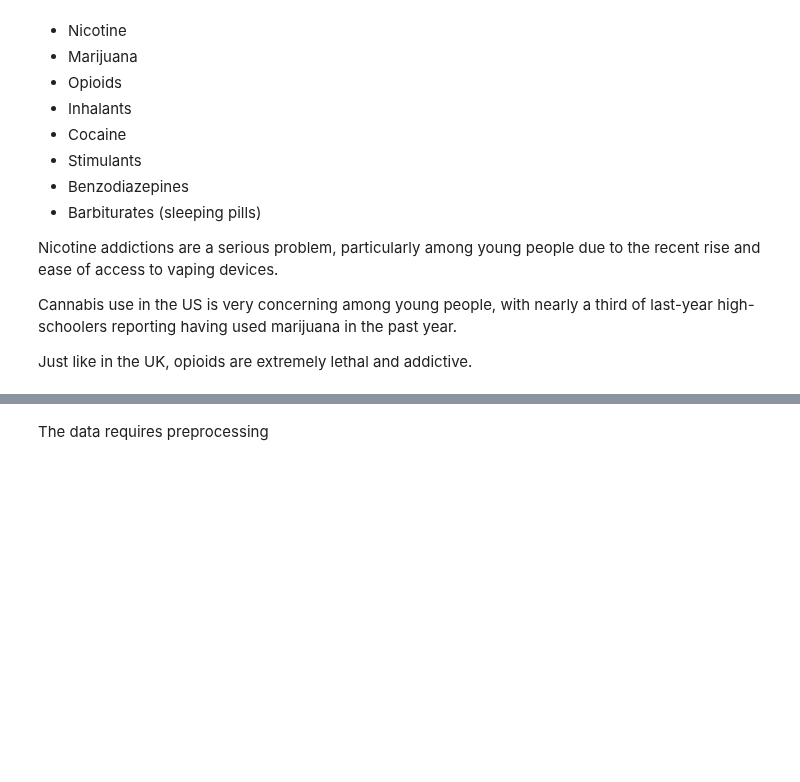
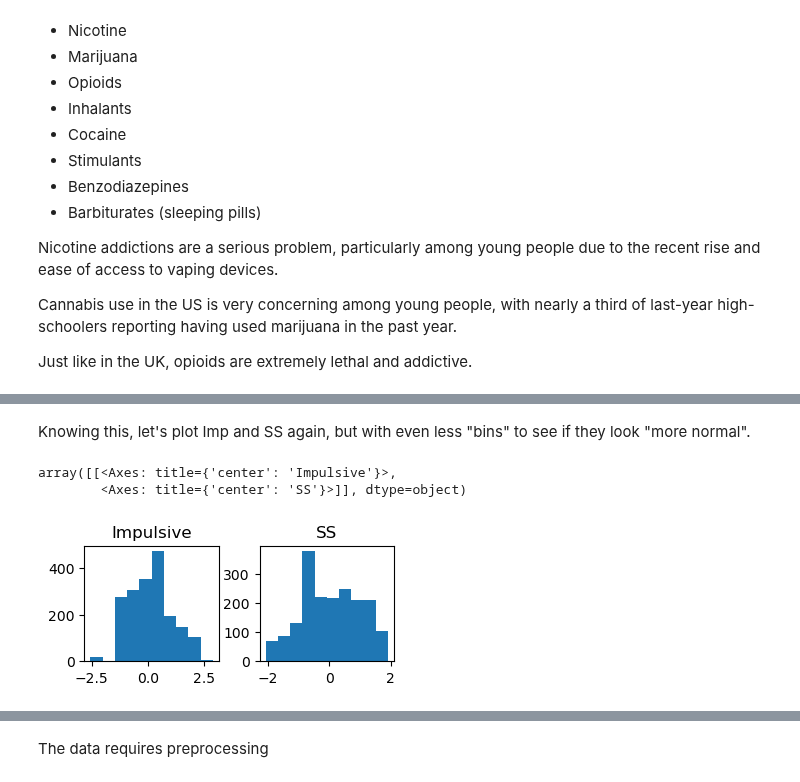
Before and after one commit to maksio420/ML, a Jupyter notebook: 7-final-drugs-anal/7. Final Group Project.ipynb, the cells around one changed output, grey strips where cells are left out. Cells and saved outputs as stored; diff of their text form; code cells hidden in the pictures; blank space fills up the shorter version.

```diff
--- a/7-final-drugs-anal/7. Final Group Project.ipynb
+++ b/7-final-drugs-anal/7. Final Group Project.ipynb
@@ -359,0 +446,13 @@ After these findings about the two most representative countries in our data, th
+# %% [markdown]
+Knowing this, let's plot Imp and SS again, but with even less "bins" to see if they look "more normal".
+# %%
+odd_cols = ['Impulsive', 'SS']
+
+imp_and_ss = dataRaw[odd_cols]
+# %%
+# 10 bins
+imp_and_ss.hist(bins=10, figsize=(4,1.5), grid=False)
+# %% [output]
+array([[<Axes: title={'center': 'Impulsive'}>,
+        <Axes: title={'center': 'SS'}>]], dtype=object)
+[figure, added]
```
Also changed, not shown: parts of 52 cells of this notebook.
